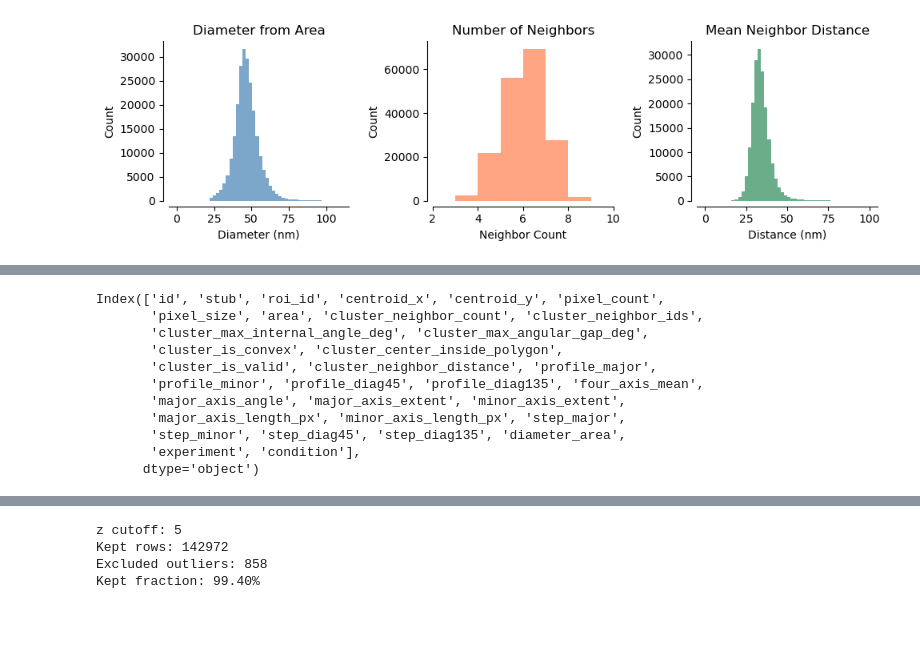
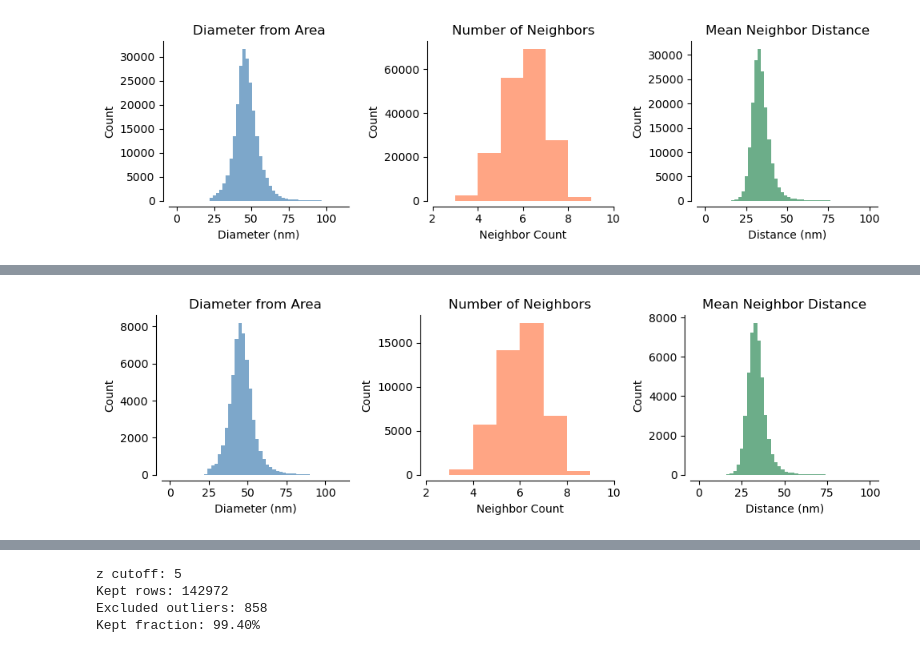
Before and after one commit to jaimemcc/fenestrations, a Jupyter notebook: notebooks/summary_analysis.ipynb, the cells around one changed output, grey strips where cells are left out. Cells and saved outputs as stored; diff of their text form; code cells hidden in the pictures; blank space fills up the shorter version.

```diff
--- a/notebooks/summary_analysis.ipynb
+++ b/notebooks/summary_analysis.ipynb
@@ -134,14 +1016,32 @@ rois_fasted.describe()
 # %%
-rois_df.columns
+#rois for control condition
+fig, axes = plt.subplots(1, 3, figsize=(10, 3))
+
+# Diameter area
+rois_control["diameter_area"].dropna().plot.hist(bins=np.linspace(0, 110, 51), alpha=0.7, ax=axes[0], color="steelblue")
+axes[0].set_title("Diameter from Area")
+axes[0].set_xlabel("Diameter (nm)")
+axes[0].set_ylabel("Count")
+
+# Neighbor count
+rois_control["cluster_neighbor_count"].dropna().plot.hist(bins=np.arange(0, rois_control["cluster_neighbor_count"].max() + 2, 1), alpha=0.7, ax=axes[1], color="coral")
+axes[1].set_title("Number of Neighbors")
+axes[1].set_xlabel("Neighbor Count")
+axes[1].set_ylabel("Count")
+axes[1].set_xlim(2, 10)
+
+# Mean neighbor distance
+rois_control["cluster_neighbor_distance"].dropna().plot.hist(bins=np.linspace(0, 100, 51), alpha=0.7, ax=axes[2], color="seagreen")
+axes[2].set_title("Mean Neighbor Distance")
+axes[2].set_xlabel("Distance (nm)")
+axes[2].set_ylabel("Count")
+
+for ax in axes:
+    sns.despine(ax=ax, offset=5)
+
+plt.tight_layout()
+plt.show()
+
+fig.savefig("roi_feature_distributions.png", dpi=300)
 # %% [output]
-Index(['id', 'stub', 'roi_id', 'centroid_x', 'centroid_y', 'pixel_count',
-       'pixel_size', 'area', 'cluster_neighbor_count', 'cluster_neighbor_ids',
-       'cluster_max_internal_angle_deg', 'cluster_max_angular_gap_deg',
-       'cluster_is_convex', 'cluster_center_inside_polygon',
-       'cluster_is_valid', 'cluster_neighbor_distance', 'profile_major',
-       'profile_minor', 'profile_diag45', 'profile_diag135', 'four_axis_mean',
-       'major_axis_angle', 'major_axis_extent', 'minor_axis_extent',
-       'major_axis_length_px', 'minor_axis_length_px', 'step_major',
-       'step_minor', 'step_diag45', 'step_diag135', 'diameter_area',
-       'experiment', 'condition'],
-      dtype='object')
+[figure, added]
```
Also changed, not shown: parts of 37 cells of this notebook, 5 other files.
